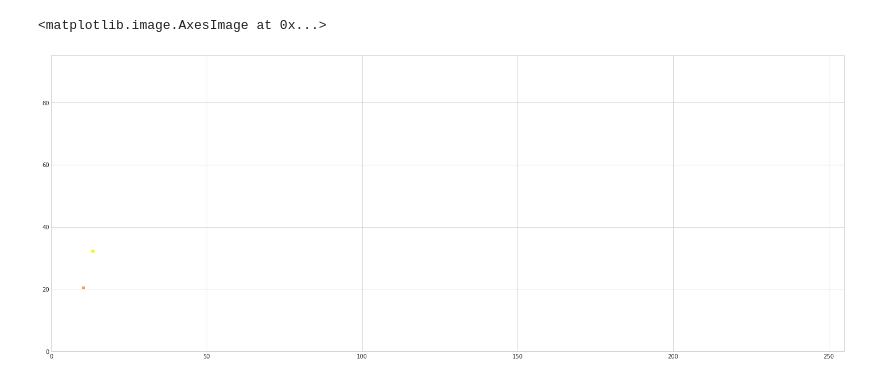
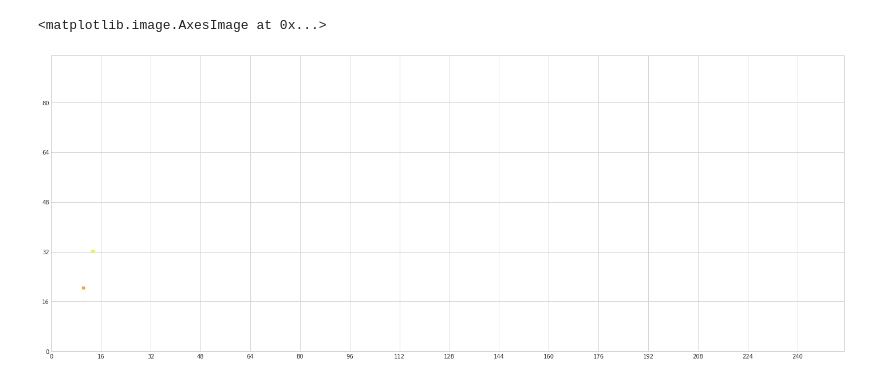
Before and after one commit to regmi-sijan/ml4cal, a Jupyter notebook: mc/barrel.ipynb, the cells around one changed output. Drawn from its saved outputs; the diff is of its cells as text; code cells hidden in the pictures.

Commit message:
Checkpoint of the "new data" plots in the notebook, a stub for the short sample study (test beam)

```diff
--- a/mc/barrel.ipynb
+++ b/mc/barrel.ipynb
@@ -1,9 +1,14 @@
 # %%
-import  matplotlib.pyplot as plt
-import  numpy as np
+import uproot3
+import matplotlib.pyplot as plt
+import math
+import numpy as np
 
-from    matplotlib import colors
+from   matplotlib import colors
 
 plt.style.use('seaborn-whitegrid')
-plt.rcParams["figure.figsize"]  = (25.6,9.6)
+
+# plt.rcParams["figure.figsize"]  = (25.6,9.6)
+plt.rcParams["figure.figsize"]  = (20.0, 10.0)
+
 plt.rcParams["image.origin"]    = 'lower'
@@ -17,0 +15,19 @@ barrel[32,13] = 20
+# %%
+Neta    = 96
+Nphi    = 256
+shape   = (Neta, Nphi)
+
+barrel  = np.zeros(shape, dtype=float)
+
+Ntotal = shape[0]*shape[1]
+print("Total channels", Ntotal)
+
+tower_map = np.zeros((300,2), dtype=int)
+
+
+for n in range(300):
+    eta = n // Nphi
+    phi = n %  Nphi
+    tower_map[n] =  [eta, phi]
+
+print(tower_map)
@@ -18,7 +81,10 @@ barrel[32,13] = 20
 # %%
 fig, axs = plt.subplots(1)
 
+axs.set_xticks(np.arange(0, shape[1], 16))
+axs.set_yticks(np.arange(0, shape[0], 16))
+
 axs.imshow(barrel, extent=(0.0, 255.0, 0.0, 95.0), norm=colors.LogNorm(1.0), cmap='plasma')
 # %% [output]
 <matplotlib.image.AxesImage at 0x...>
-[figure, old version]
+[figure, new version]
```
Also changed, not shown: parts of 4 cells of this notebook, 2 other files.
